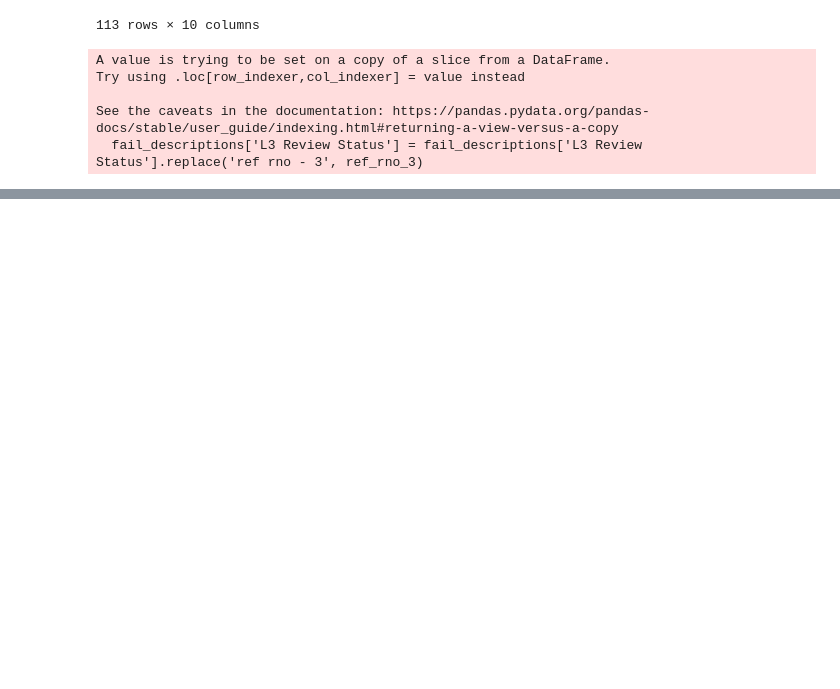
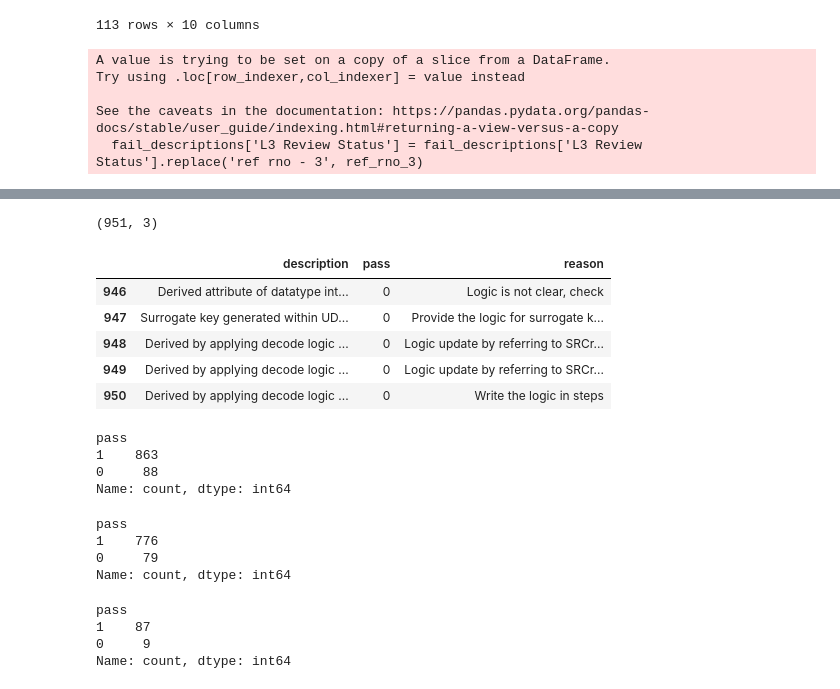
Before and after one commit to machupichu412/Data-Description-Quality, a Jupyter notebook: data_cleaning.ipynb, the cells around one changed output, grey strips where cells are left out. Saved outputs shown, nothing was run; the diff lists cells and outputs as text; code cells hidden in the pictures; blank space fills up the shorter version.

```diff
--- a/data_cleaning.ipynb
+++ b/data_cleaning.ipynb
@@ -136,0 +168,38 @@ with open('data/comments.json') as f:
+# %%
+# combine the two dataframes
+desc_df = pd.concat([temp_df1, temp_df2], ignore_index=True)
+print(desc_df.shape)
+desc_df.tail()
+# %% [output]
+(951, 3)
+|  | description | pass | reason |
+| 946 | Derived attribute of datatype int... | 0 | Logic is not clear, check |
+| 947 | Surrogate key generated within UD... | 0 | Provide the logic for surrogate k... |
+| 948 | Derived by applying decode logic ... | 0 | Logic update by referring to SRCr... |
+| 949 | Derived by applying decode logic ... | 0 | Logic update by referring to SRCr... |
+| 950 | Derived by applying decode logic ... | 0 | Write the logic in steps |
+# %%
+desc_df['pass'].value_counts()
+# %% [output]
+pass
+1    863
+0     88
+Name: count, dtype: int64
+# %%
+# hold out 10% of the data for testing
+from sklearn.model_selection import train_test_split
+train_df, test_df = train_test_split(desc_df, test_size=0.1)
+
+train_df.value_counts("pass")
+# %% [output]
+pass
+1    776
+0     79
+Name: count, dtype: int64
+# %%
+test_df.value_counts("pass")
+# %% [output]
+pass
+1    87
+0     9
+Name: count, dtype: int64
```
Also changed, not shown: parts of 7 cells of this notebook, 8 other files.
